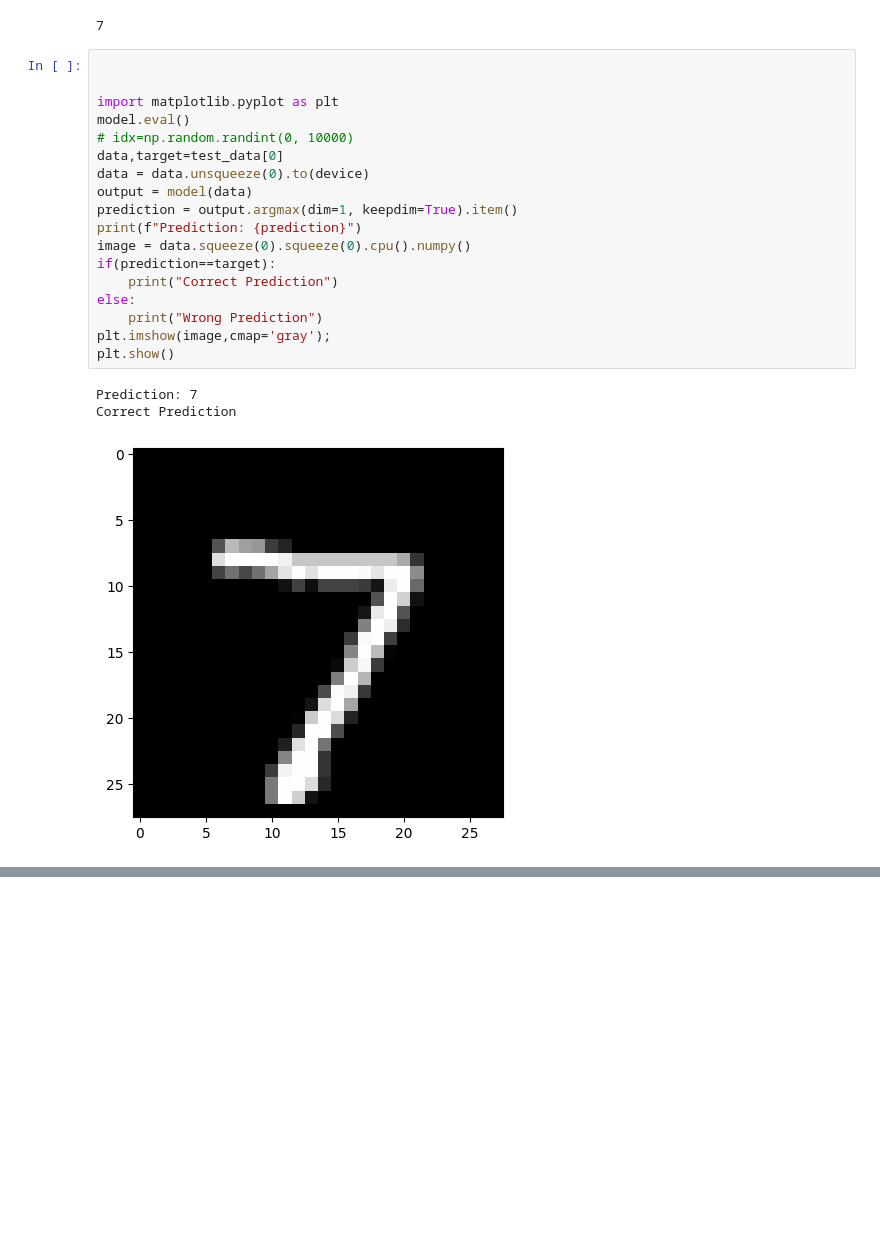
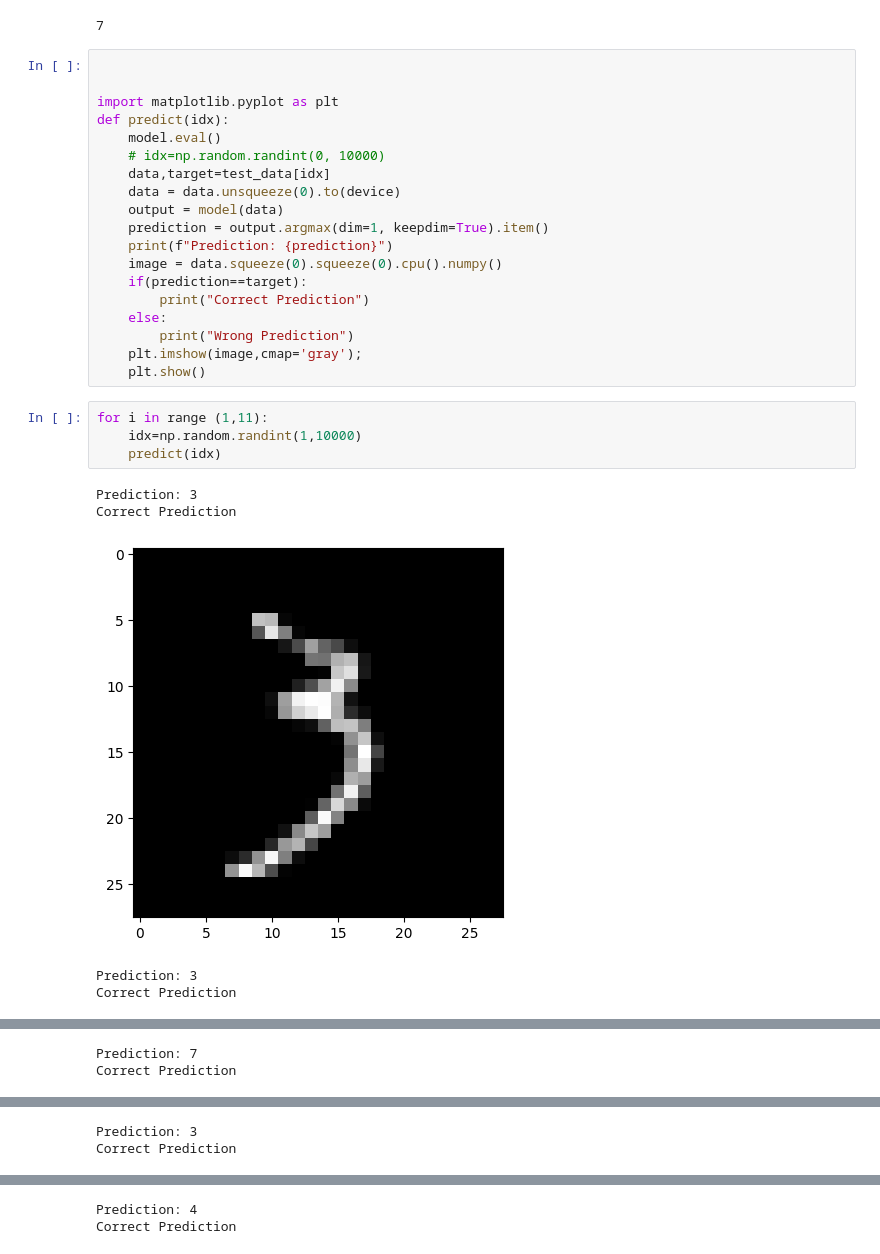
Before and after one commit to lakshyasahu111/Handwritten-Number-Recognition-using-Pytorch, a Jupyter notebook: Handwitten_Number_Recognition_Using_Pytorch.ipynb, the cells around one changed output, grey strips where cells are left out. Drawn from its saved outputs; the diff is of its cells as text; blank space fills up the shorter version.

```diff
--- a/Handwitten_Number_Recognition_Using_Pytorch.ipynb
+++ b/Handwitten_Number_Recognition_Using_Pytorch.ipynb
@@ -159,21 +159,28 @@ test_data[0][1]
 
 
 import matplotlib.pyplot as plt
-model.eval()
-# idx=np.random.randint(0, 10000)
-data,target=test_data[0]
-data = data.unsqueeze(0).to(device)
-output = model(data)
-prediction = output.argmax(dim=1, keepdim=True).item()
-print(f"Prediction: {prediction}")
-image = data.squeeze(0).squeeze(0).cpu().numpy()
-if(prediction==target):
-    print("Correct Prediction")
-else:
-    print("Wrong Prediction")
-plt.imshow(image,cmap='gray');
-plt.show()
+def predict(idx):
+    model.eval()
+    # idx=np.random.randint(0, 10000)
+    data,target=test_data[idx]
+    data = data.unsqueeze(0).to(device)
+    output = model(data)
+    prediction = output.argmax(dim=1, keepdim=True).item()
+    print(f"Prediction: {prediction}")
+    image = data.squeeze(0).squeeze(0).cpu().numpy()
+    if(prediction==target):
+        print("Correct Prediction")
+    else:
+        print("Wrong Prediction")
+    plt.imshow(image,cmap='gray');
+    plt.show()
-# %% [output]
-Prediction: 7
-Correct Prediction
-[figure, removed]
+# %%
+for i in range (1,11):
+    idx=np.random.randint(1,10000)
+    predict(idx)
+# %% [output]
+Prediction: 3
+Correct Prediction
+[figure, added]
+Prediction: 3
+Correct Prediction
@@ -179,0 +188,2 @@ Correct Prediction
+Prediction: 7
+Correct Prediction
@@ -179,0 +191,2 @@ Correct Prediction
+Prediction: 3
+Correct Prediction
@@ -179,0 +194,2 @@ Correct Prediction
+Prediction: 4
+Correct Prediction
```
Also changed, not shown: parts of 2 cells of this notebook.
